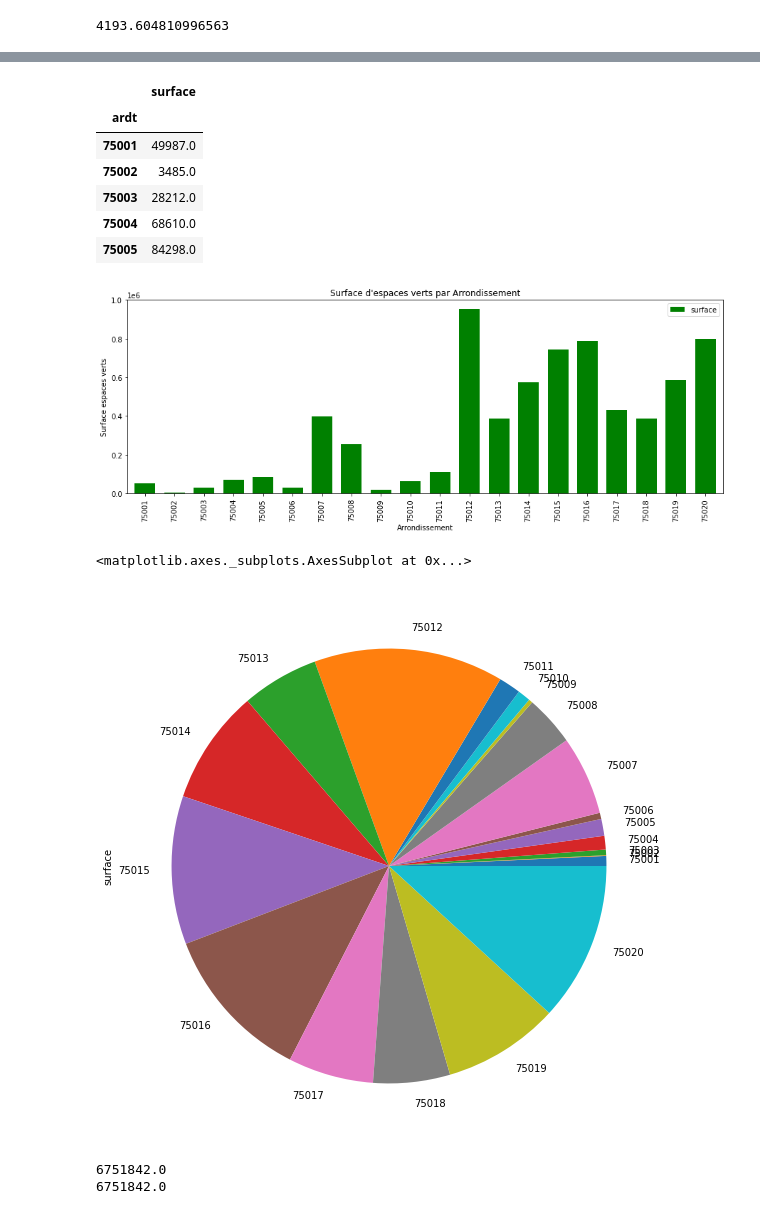
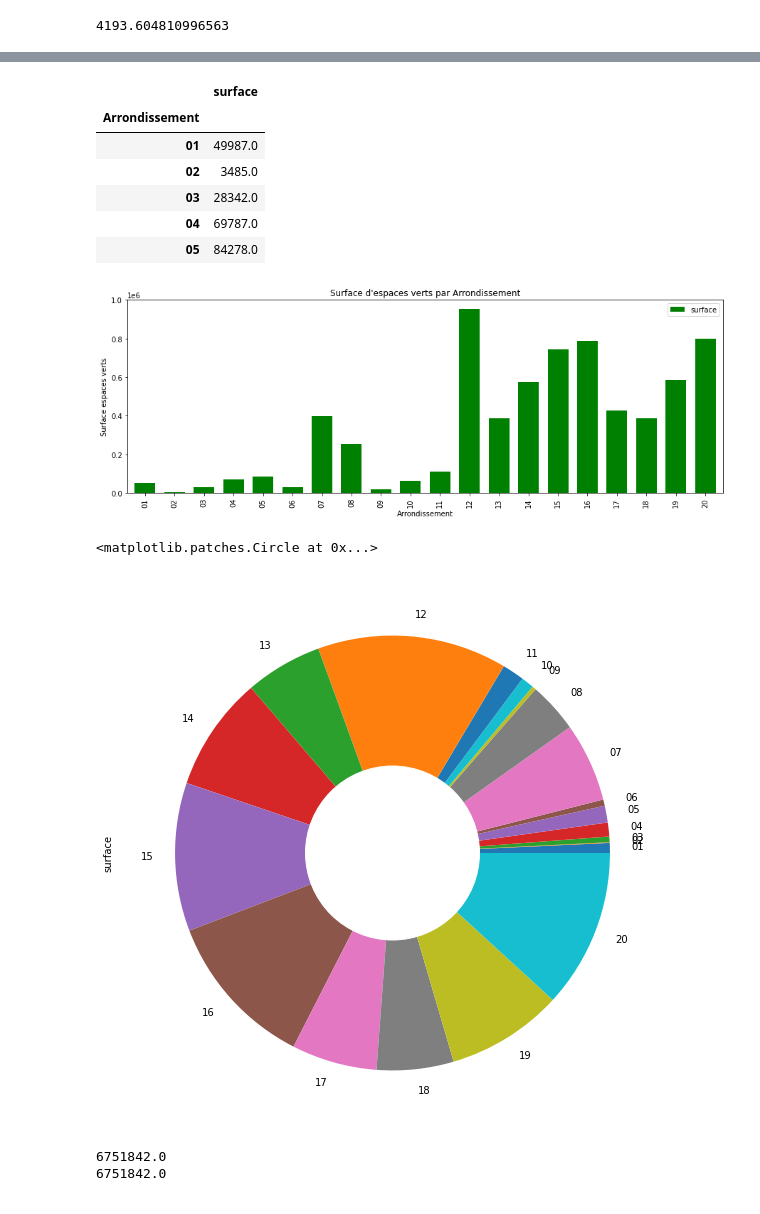
Before and after one commit to mastersigat/GeoPandas, a Jupyter notebook: Séance_1_(intro_Pandas).ipynb, the cells around one changed output, grey strips where cells are left out. Cells and saved outputs as stored; diff of their text form; code cells hidden in the pictures.

```diff
--- a/Séance_1_(intro_Pandas).ipynb
+++ b/Séance_1_(intro_Pandas).ipynb
@@ -93,7 +121,7 @@ EspacesvertsOk.head()
 # %%
 # Renommer les noms des champs
 
-EspacesvertsOk.rename(columns={'nsq_espace_vert': 'id','nom_ev': 'nom','adresse_codepostal': 'ardt', 'surface_totale_reelle' : 'surface', 'annee_ouverture': 'ouverture'}, inplace=True)
+EspacesvertsOk.rename(columns={'nsq_espace_vert': 'id','nom_ev': 'nom','adresse_codepostal': 'CodePostal', 'surface_totale_reelle' : 'surface', 'annee_ouverture': 'ouverture'}, inplace=True)
 EspacesvertsOk.head()
 # %% [output]
 A value is trying to be set on a copy of a slice from a DataFrame
@@ -141,7 +170,7 @@ See the caveats in the documentation: https://pandas.pydata.org/pandas-docs/stab
 # %%
 #Diviser un champ
-EspacesvertsOk['ardt'] = EspacesvertsOk['ardt'].astype(str)
-EspacesvertsOk['Arrondissement'] = EspacesvertsOk['ardt'].str[-2:]
+EspacesvertsOk['CodePostal'] = EspacesvertsOk['CodePostal'].astype(str)
+EspacesvertsOk['Arrondissement'] = EspacesvertsOk['CodePostal'].str[-2:]
 EspacesvertsOk.head()
 # %% [output]
 A value is trying to be set on a copy of a slice from a DataFrame.
@@ -267,6 +319,6 @@ EspacevertARDT.head()
 # %%
 #Ne garder que les arrondissement de Paris
 
-EspacevertsParis = EspacesvertsOk[(EspacesvertsOk["ardt"].str.contains("75"))]
+EspacevertsParis = EspacesvertsOk[(EspacesvertsOk["CodePostal"].str.contains("75"))]
 EspacevertsParis.head()
 # %% [output]
@@ -327,7 +379,7 @@ SurfaceType.plot(kind="bar")
 # %%
 #Calculer la superficie des espaces vert par arrondissement (agrégation statistique)
 
-SurfaceEspacevertARDT = EspacevertsParis[["ardt", "surface"]].groupby("ardt").sum()
+SurfaceEspacevertARDT = EspacevertsParis[["Arrondissement", "surface"]].groupby("Arrondissement").sum()
 SurfaceEspacevertARDT.plot(figsize =(15,5), kind="bar", color= "green", width=0.7)
 plt.title("Surface d'espaces verts par Arrondissement")
 plt.xlabel("Arrondissement")
@@ -335,20 +387,24 @@ plt.ylabel("Surface espaces verts")
 SurfaceEspacevertARDT.head()
 # %% [output]
 |  | surface |
-| ardt |  |
-| 75001 | 49987.0 |
-| 75002 | 3485.0 |
-| 75003 | 28212.0 |
-| 75004 | 68610.0 |
-| 75005 | 84298.0 |
+| Arrondissement |  |
+| 01 | 49987.0 |
+| 02 | 3485.0 |
+| 03 | 28342.0 |
+| 04 | 69787.0 |
+| 05 | 84278.0 |
-[figure, old version]
+[figure, new version]
 # %%
 # Représenter la proportion de chacun des arrondissements
 
 SurfaceEspacevertARDT.plot.pie(y='surface', figsize=(10, 10), legend=False)
+
+my_circle=plt.Circle( (0,0), 0.4, color='white')
+p=plt.gcf()
+p.gca().add_artist(my_circle)
 # %% [output]
-<matplotlib.axes._subplots.AxesSubplot at 0x...>
+<matplotlib.patches.Circle at 0x...>
-[figure, old version]
+[figure, new version]
 # %%
 #Verifications
 
```
Also changed, not shown: parts of 27 cells of this notebook.
